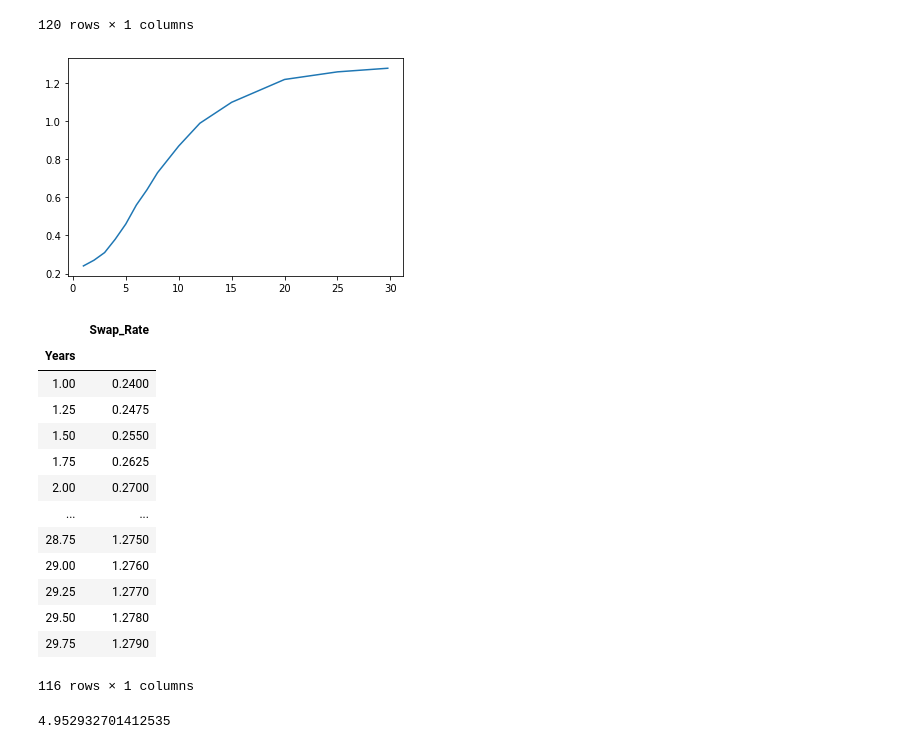
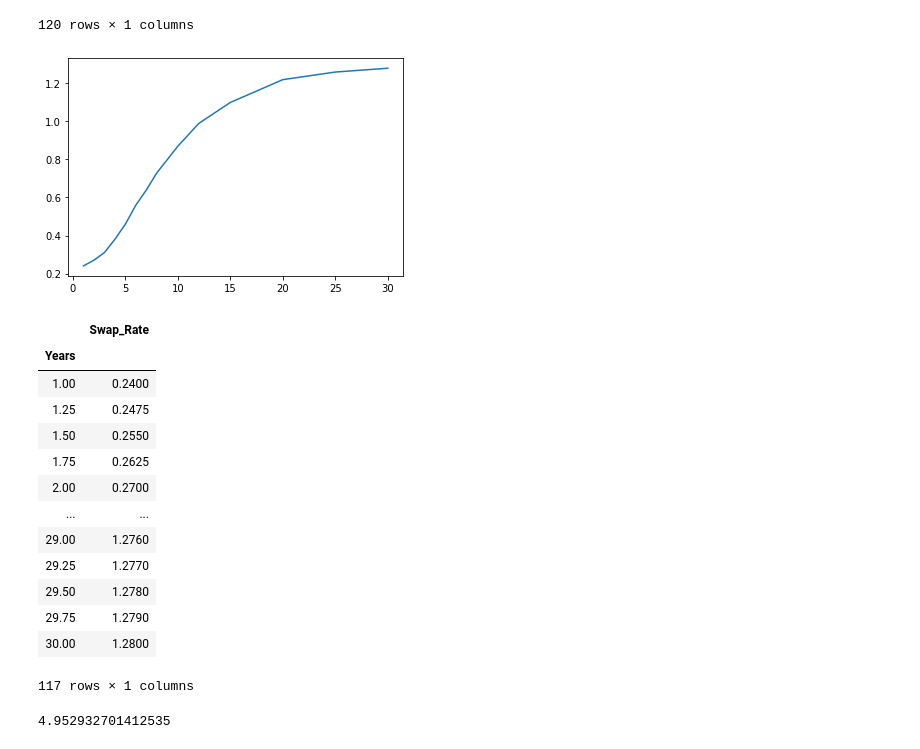
Before and after one commit to LuukOudshoorn25/SPFDM1, a Jupyter notebook: SPFDM 1.ipynb, the cells around one changed output. Cells and saved outputs as stored; diff of their text form; code cells hidden in the pictures.

```diff
--- a/SPFDM 1.ipynb
+++ b/SPFDM 1.ipynb
@@ -88,38 +88,38 @@ zerocurve
 # %%
 # To obtain longer rates we need to bootstrap
 # For bootstrapping we also need the swap rates. These are obtained from
 # http://www.interestrateswapstoday.com/swap-rates.html
 def read_interp_swaprates():
     swaprates  =  pd.DataFrame({'Name':['1-Year','2-Year','3-Year','5-Year','7-Year','10-Year','30-Year'],'Rate':[0.230,0.25,0.29,0.44,0.63,0.86,1.270]}).set_index('Name')
     swaprates['NMonths'] = [12,24,36,60,84,120,360]
     swaprates  =  pd.DataFrame({'Name':['1-Year','2-Year','3-Year', '4-Year','5-Year','6-Year','7-Year','8-Year','9-Year','10-Year','12-Year','15-Year','20-Year','25-Year','30-Year'],'Rate':[0.24,0.27,0.31,0.38,0.46,0.56,0.64,0.73,0.8,0.87,0.99,1.1,1.22,1.26,1.28]}).set_index('Name')
     swaprates['NMonths'] = [12,24,36,48,60,72,84,96,108,120,144,180,240,300,360]
     #We need to interpolate swaprates to get all intermediate values
-    to_interpolate = np.arange(12,360,3)
+    to_interpolate = np.arange(12,360.3,3)
     # We use cubic interpolation as this generates a much smoother curve
     interpolated = interp1d(swaprates['NMonths'],swaprates['Rate'],kind='linear')(to_interpolate)
     swaprates_interp = pd.DataFrame({'Years':to_interpolate/12,'Swap_Rate':interpolated})
     return swaprates_interp.set_index('Years')
 swaprates_interp = read_interp_swaprates()
 plt.plot(swaprates_interp.index, swaprates_interp.Swap_Rate)
 plt.show()
 swaprates_interp
 # %% [output]
 [figure]
 |  | Swap_Rate |
 | Years |  |
 | 1.00 | 0.2400 |
 | 1.25 | 0.2475 |
 | 1.50 | 0.2550 |
 | 1.75 | 0.2625 |
 | 2.00 | 0.2700 |
 | ... | ... |
-| 28.75 | 1.2750 |
 | 29.00 | 1.2760 |
 | 29.25 | 1.2770 |
 | 29.50 | 1.2780 |
 | 29.75 | 1.2790 |
+| 30.00 | 1.2800 |
-116 rows × 1 columns
+117 rows × 1 columns
 # %%
 # Having both libor and swap rates we should be able to bootstrap the zero curve
 # %%
```
Also changed, not shown: parts of 4 cells of this notebook.
